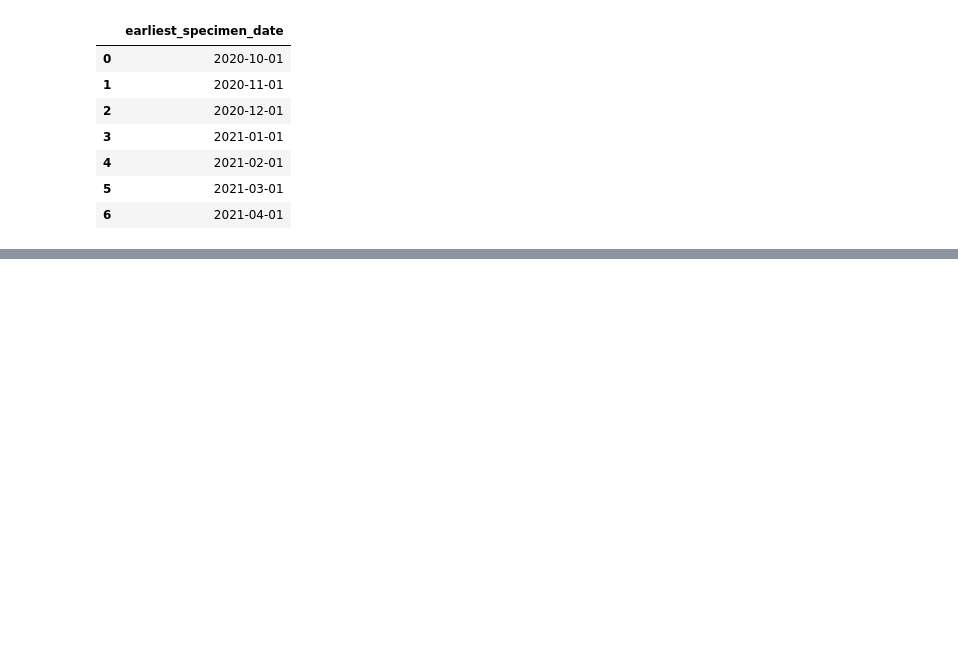
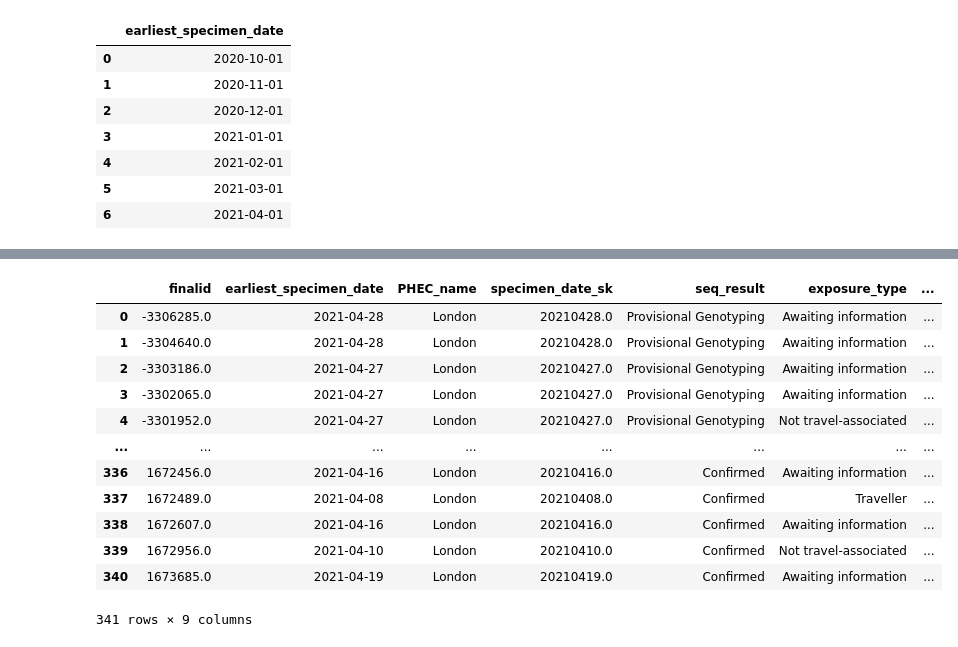
Before and after one commit to JCurran-Sebastian/BPs_for_VoC, a Jupyter notebook: voc_data.ipynb, the cells around one changed output, grey strips where cells are left out. Drawn from its saved outputs; the diff is of its cells as text; code cells hidden in the pictures; blank space fills up the shorter version.

```diff
--- a/voc_data.ipynb
+++ b/voc_data.ipynb
@@ -80,6 +97,24 @@ plt.tight_layout()
 # From the above, only London seems to exhibit exponential growth so look at that
 li = np.argwhere(dfr.index == 'London')[0]
 x = dfr[li].values[0]
+# %%
+dfl = df[df.PHEC_name == 'London']
+dfl.reset_index(drop=True,inplace=True)
+dfl
+# %% [output]
+|  | finalid | earliest_specimen_date | PHEC_name | specimen_date_sk | seq_result | exposure_type | ... |
+| 0 | -3306285.0 | 2021-04-28 | London | 20210428.0 | Provisional Genotyping | Awaiting information | ... |
+| 1 | -3304640.0 | 2021-04-28 | London | 20210428.0 | Provisional Genotyping | Awaiting information | ... |
+| 2 | -3303186.0 | 2021-04-27 | London | 20210427.0 | Provisional Genotyping | Awaiting information | ... |
+| 3 | -3302065.0 | 2021-04-27 | London | 20210427.0 | Provisional Genotyping | Awaiting information | ... |
+| 4 | -3301952.0 | 2021-04-27 | London | 20210427.0 | Provisional Genotyping | Not travel-associated | ... |
+| ... | ... | ... | ... | ... | ... | ... | ... |
+| 336 | 1672456.0 | 2021-04-16 | London | 20210416.0 | Confirmed | Awaiting information | ... |
+| 337 | 1672489.0 | 2021-04-08 | London | 20210408.0 | Confirmed | Traveller | ... |
+| 338 | 1672607.0 | 2021-04-16 | London | 20210416.0 | Confirmed | Awaiting information | ... |
+| 339 | 1672956.0 | 2021-04-10 | London | 20210410.0 | Confirmed | Not travel-associated | ... |
+| 340 | 1673685.0 | 2021-04-19 | London | 20210419.0 | Confirmed | Awaiting information | ... |
+341 rows × 9 columns
 # %%
 def mymu(x,tt,n):
     mu = np.concatenate([
```
Also changed, not shown: parts of 8 cells of this notebook, 1 other file.
